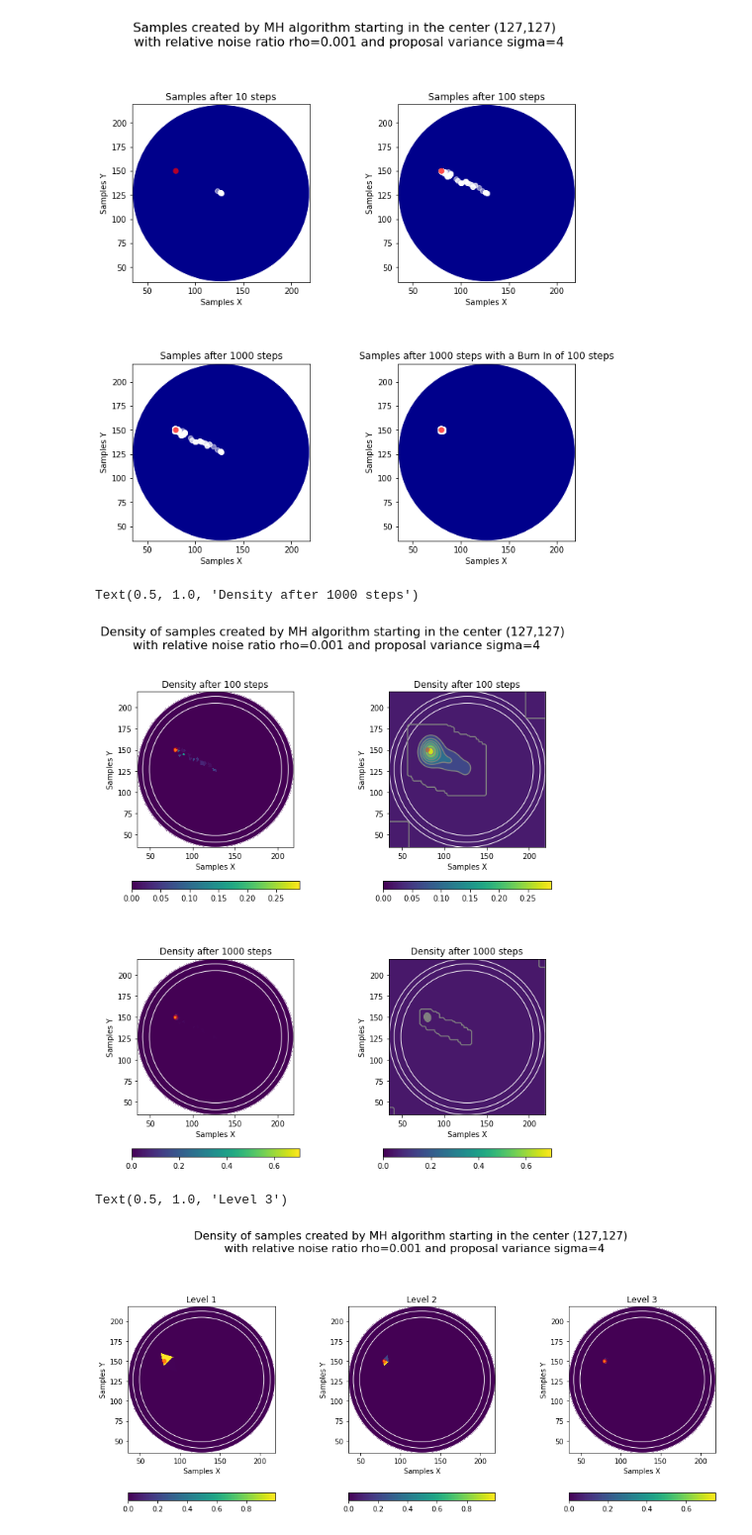
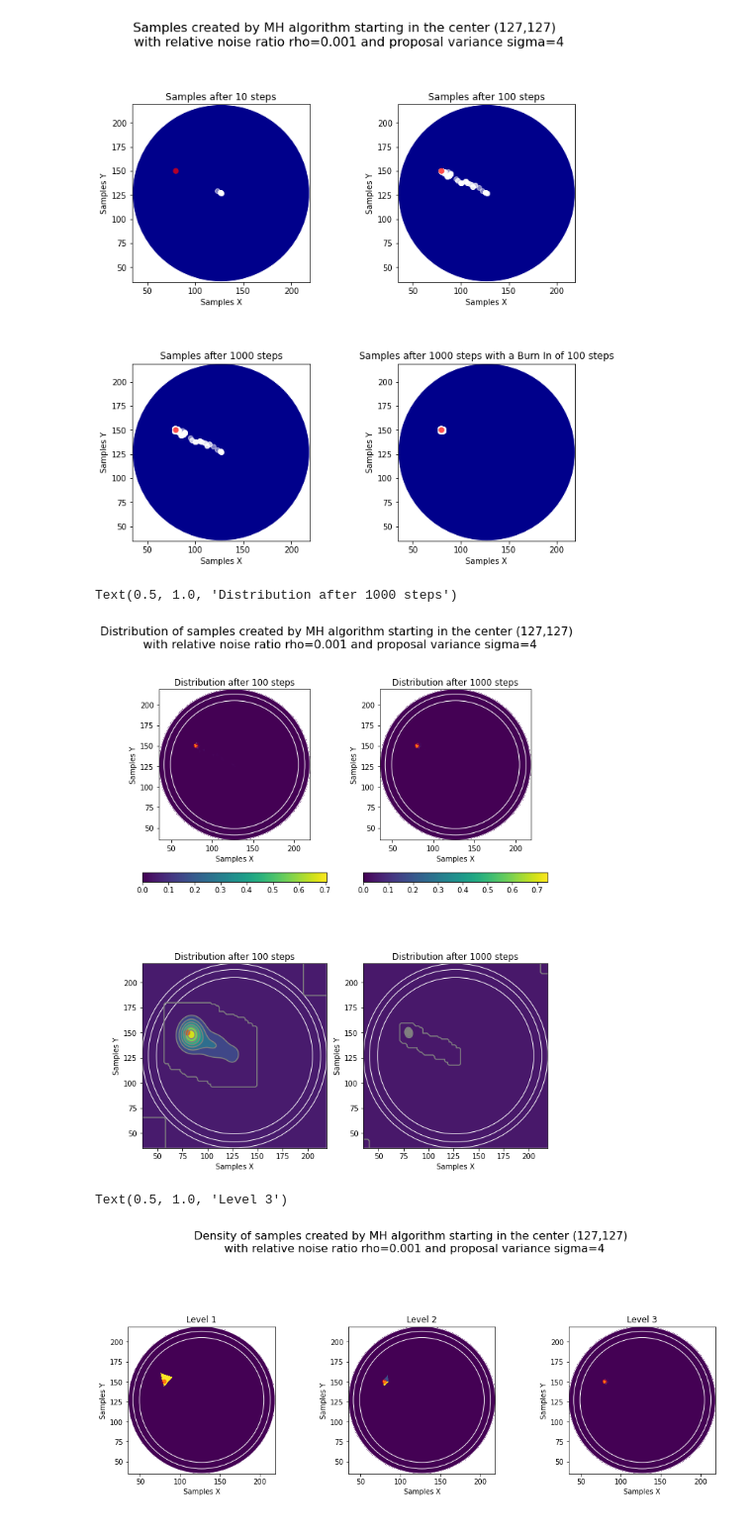
Before and after one commit to annegretW/Masterarbeit_EEG_Uncertainties, a Jupyter notebook: masterarbeit/2d/example1.ipynb, the cells around one changed output. Shown at 99% size. Cells and saved outputs as stored; diff of their text form; code cells hidden in the pictures.

```diff
--- a/masterarbeit/2d/example1.ipynb
+++ b/masterarbeit/2d/example1.ipynb
@@ -63,64 +64,61 @@ plt.show()
 # %% [output]
 [figure]
 # %%
+reload(evaluations)
+
 path_mesh = path_meshs[-1]
 s = samples[-1]
 
 fig, ax = plt.subplots(2, 2, figsize=(10,12))
-fig.subplots_adjust(wspace=.5)
+fig.subplots_adjust(wspace=.2)
 
-im = evaluations.draw_cells(path_mesh,s[:,0:100],ax[0,0])
-plt.colorbar(im, ax=ax[0,0],orientation="horizontal")
+im, vmin, vmax = evaluations.draw_cells(path_mesh,s[:,0:1000],ax[0,0])
 evaluations.set_ax(ax[0,0])
 evaluations.draw_point(ax[0,0],point,0.5)
+plt.colorbar(im, ax=ax[0,0],location="bottom")
 
-evaluations.draw_densities(s[:,0:100],ax[0,1])
-plt.colorbar(im, ax=ax[0,1],orientation="horizontal")
-evaluations.set_ax(ax[0,1])
-evaluations.draw_point(ax[0,1],point,0.5)
-
-im = evaluations.draw_cells(path_mesh,s[:,0:1000],ax[1,0])
-plt.colorbar(im, ax=ax[1,0],orientation="horizontal")
+evaluations.draw_densities(s[:,0:100],ax[1,0])
 evaluations.set_ax(ax[1,0])
 evaluations.draw_point(ax[1,0],point,0.5)
 
+im, vmin, vmax = evaluations.draw_cells(path_mesh,s[:,0:10000],ax[0,1])
+evaluations.set_ax(ax[0,1])
+evaluations.draw_point(ax[0,1],point,0.5)
+plt.colorbar(im, ax=ax[0,1],location="bottom")
+
 evaluations.draw_densities(s[:,0:1000],ax[1,1])
-plt.colorbar(im, ax=ax[1,1],orientation="horizontal")
 evaluations.set_ax(ax[1,1])
 evaluations.draw_point(ax[1,1],point,0.5)
 
-fig.suptitle('Density of samples created by MH algorithm starting in the center (127,127) \n with relative noise ratio rho=0.001 and proposal variance sigma=4', fontsize=16)
-ax[0,0].set_title('Density after 100 steps')
-ax[0,1].set_title('Density after 100 steps')
-ax[1,0].set_title('Density after 1000 steps')
-ax[1,1].set_title('Density after 1000 steps')
+fig.suptitle('Distribution of samples created by MH algorithm starting in the center (127,127) \n with relative noise ratio rho=0.001 and proposal variance sigma=4', fontsize=16)
+ax[0,0].set_title('Distribution after 100 steps')
+ax[0,1].set_title('Distribution after 1000 steps')
+ax[1,0].set_title('Distribution after 100 steps')
+ax[1,1].set_title('Distribution after 1000 steps')
 # %% [output]
-Text(0.5, 1.0, 'Density after 1000 steps')
+Text(0.5, 1.0, 'Distribution after 1000 steps')
-[figure, old version]
+[figure, new version]
 # %%
 fig, ax = plt.subplots(1, 3, figsize=(15,7))
 fig.subplots_adjust(wspace=.5)
 
-im = evaluations.draw_cells(path_meshs[0],samples[0][:,100:1000],ax[0])
-plt.colorbar(im, ax=ax[0],orientation="horizontal")
+evaluations.draw_cells(path_meshs[0],samples[0][:,100:5000],ax[0])
 evaluations.set_ax(ax[0])
 evaluations.draw_point(ax[0],point,0.5)
 
-evaluations.draw_cells(path_meshs[1],samples[1][:,100:1000],ax[1])
-plt.colorbar(im, ax=ax[1],orientation="horizontal")
+evaluations.draw_cells(path_meshs[1],samples[1][:,100:5000],ax[1])
 evaluations.set_ax(ax[1])
 evaluations.draw_point(ax[1],point,0.5)
 
-im = evaluations.draw_cells(path_meshs[2],samples[2][:,100:1000],ax[2])
-plt.colorbar(im, ax=ax[2],orientation="horizontal")
+evaluations.draw_cells(path_meshs[2],samples[2][:,100:5000],ax[2])
 evaluations.set_ax(ax[2])
 evaluations.draw_point(ax[2],point,0.5)
 
 fig.suptitle('Density of samples created by MH algorithm starting in the center (127,127) \n with relative noise ratio rho=0.001 and proposal variance sigma=4', fontsize=16)
 ax[0].set_title('Level 1')
 ax[1].set_title('Level 2')
 ax[2].set_title('Level 3')
 # %% [output]
 Text(0.5, 1.0, 'Level 3')
-[figure, old version]
+[figure, new version]
 # %%
```
Also changed, not shown: parts of 3 cells of this notebook.
